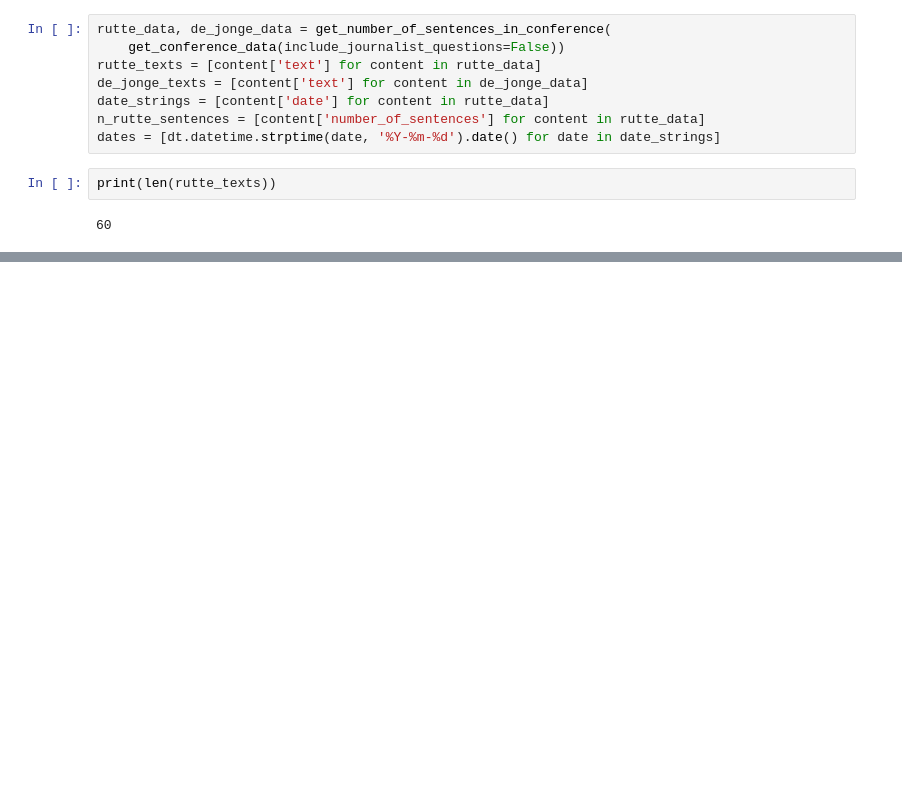
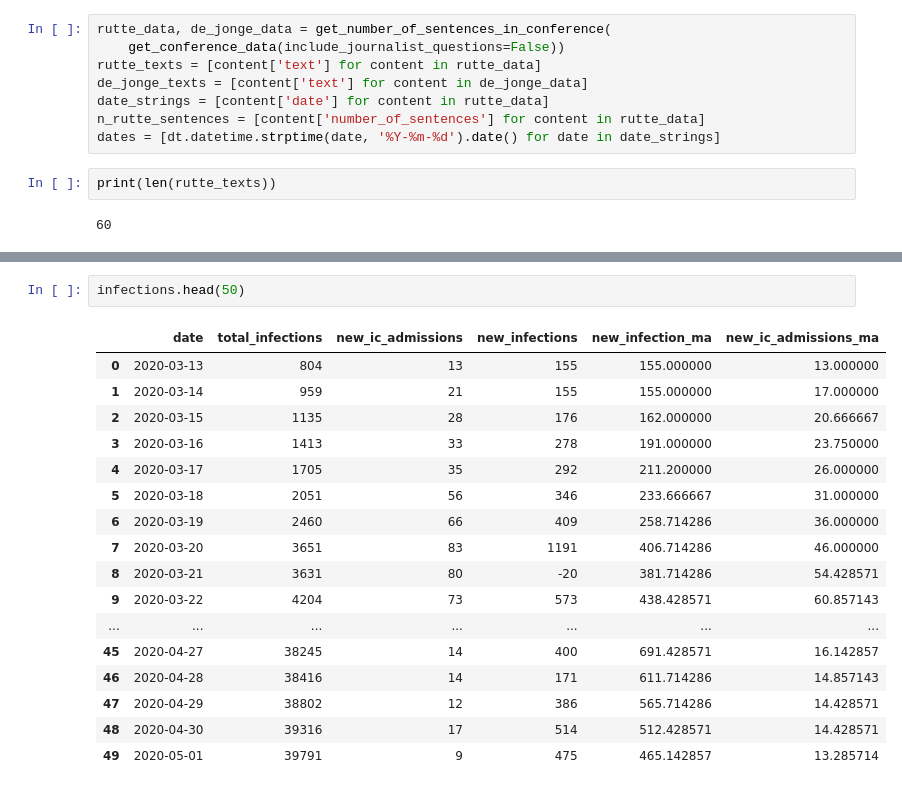
Before and after one commit to matthiasmeester/dm_project, a Jupyter notebook: src/analyses/sentence_length visualisation.ipynb, the cells around one changed output, grey strips where cells are left out. Saved outputs shown, nothing was run; the diff lists cells and outputs as text; blank space fills up the shorter version.

```diff
--- a/src/analyses/sentence_length visualisation.ipynb
+++ b/src/analyses/sentence_length visualisation.ipynb
@@ -97,0 +91,20 @@ two_lines(x, y, x2, y2, 'Number of words MA')
+# %%
+infections.head(50)
+# %% [output]
+|  | date | total_infections | new_ic_admissions | new_infections | new_infection_ma | new_ic_admissions_ma |
+| 0 | 2020-03-13 | 804 | 13 | 155 | 155.000000 | 13.000000 |
+| 1 | 2020-03-14 | 959 | 21 | 155 | 155.000000 | 17.000000 |
+| 2 | 2020-03-15 | 1135 | 28 | 176 | 162.000000 | 20.666667 |
+| 3 | 2020-03-16 | 1413 | 33 | 278 | 191.000000 | 23.750000 |
+| 4 | 2020-03-17 | 1705 | 35 | 292 | 211.200000 | 26.000000 |
+| 5 | 2020-03-18 | 2051 | 56 | 346 | 233.666667 | 31.000000 |
+| 6 | 2020-03-19 | 2460 | 66 | 409 | 258.714286 | 36.000000 |
+| 7 | 2020-03-20 | 3651 | 83 | 1191 | 406.714286 | 46.000000 |
+| 8 | 2020-03-21 | 3631 | 80 | -20 | 381.714286 | 54.428571 |
+| 9 | 2020-03-22 | 4204 | 73 | 573 | 438.428571 | 60.857143 |
+| ... | ... | ... | ... | ... | ... | ... |
+| 45 | 2020-04-27 | 38245 | 14 | 400 | 691.428571 | 16.142857 |
+| 46 | 2020-04-28 | 38416 | 14 | 171 | 611.714286 | 14.857143 |
+| 47 | 2020-04-29 | 38802 | 12 | 386 | 565.714286 | 14.428571 |
+| 48 | 2020-04-30 | 39316 | 17 | 514 | 512.428571 | 14.428571 |
+| 49 | 2020-05-01 | 39791 | 9 | 475 | 465.142857 | 13.285714 |
```
Also changed, not shown: parts of 8 cells of this notebook, 10 other files.
